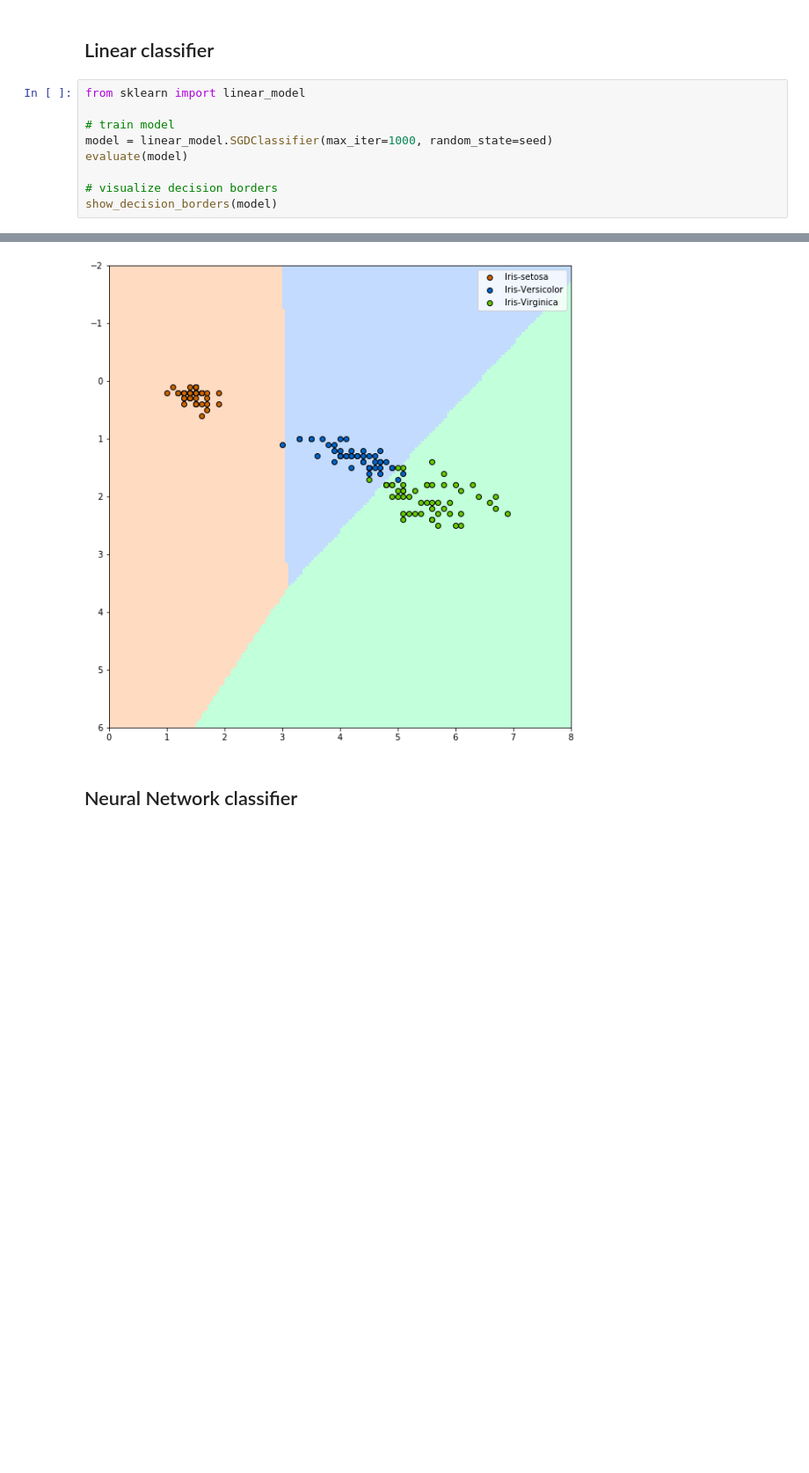
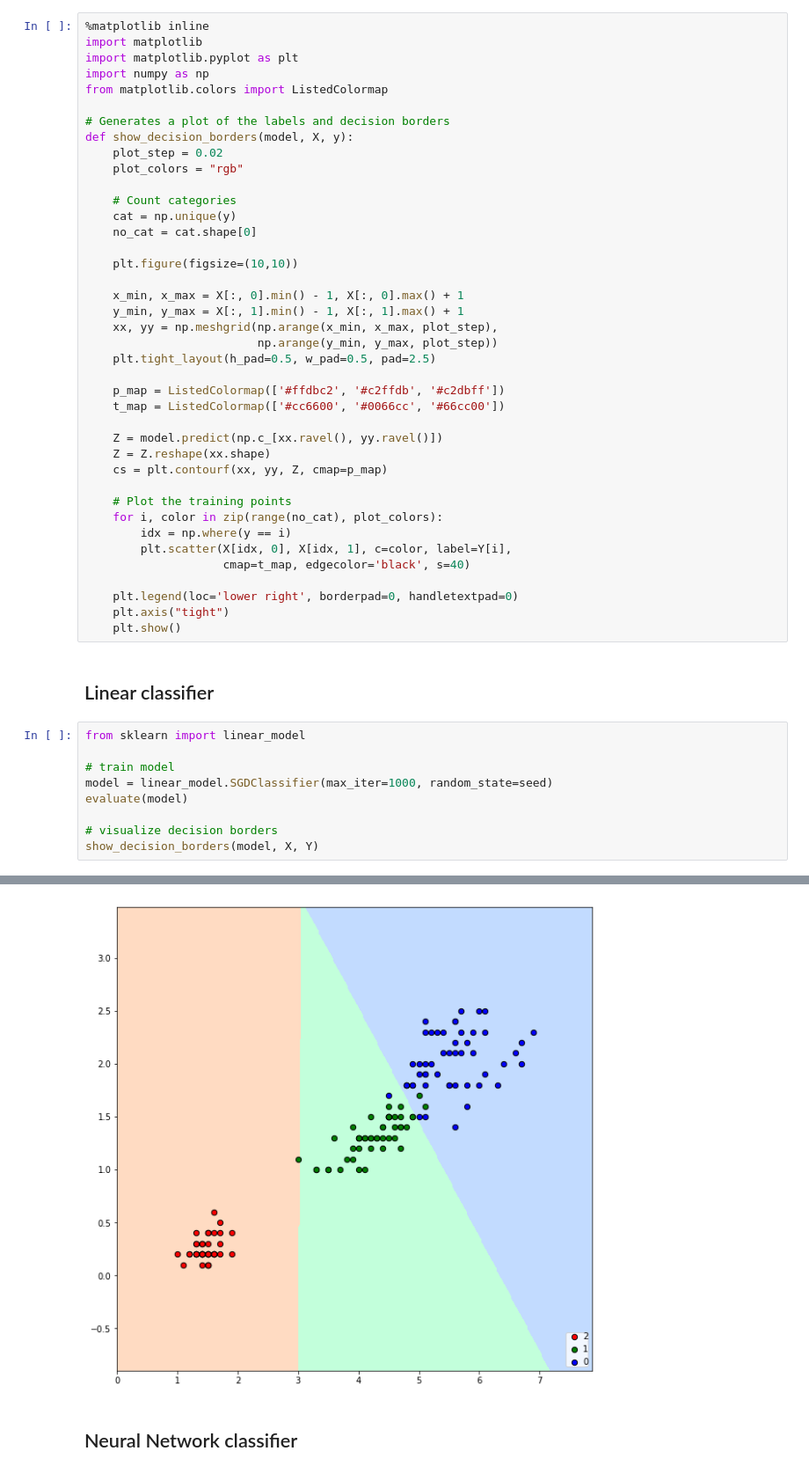
Before and after one commit to jhagelback/ml-sk, a Jupyter notebook: Iris 2D.ipynb, the cells around one changed output, grey strips where cells are left out. Shown at 88% size. Saved outputs shown, nothing was run; the diff lists cells and outputs as text; blank space fills up the shorter version.

Commit message:
Optimized decision borders visualisation

```diff
--- a/Iris 2D.ipynb
+++ b/Iris 2D.ipynb
@@ -104,29 +68,69 @@ def show_decision_borders(model):
+# %%
+%matplotlib inline
+import matplotlib
+import matplotlib.pyplot as plt
+import numpy as np
+from matplotlib.colors import ListedColormap
+
+# Generates a plot of the labels and decision borders
+def show_decision_borders(model, X, y):
+    plot_step = 0.02
+    plot_colors = "rgb"
+
+    # Count categories
+    cat = np.unique(y)
+    no_cat = cat.shape[0]
+
+    plt.figure(figsize=(10,10))
+
+    x_min, x_max = X[:, 0].min() - 1, X[:, 0].max() + 1
+    y_min, y_max = X[:, 1].min() - 1, X[:, 1].max() + 1
+    xx, yy = np.meshgrid(np.arange(x_min, x_max, plot_step),
+                         np.arange(y_min, y_max, plot_step))
+    plt.tight_layout(h_pad=0.5, w_pad=0.5, pad=2.5)
+
+    p_map = ListedColormap(['#ffdbc2', '#c2ffdb', '#c2dbff'])
+    t_map = ListedColormap(['#cc6600', '#0066cc', '#66cc00'])
+
+    Z = model.predict(np.c_[xx.ravel(), yy.ravel()])
+    Z = Z.reshape(xx.shape)
+    cs = plt.contourf(xx, yy, Z, cmap=p_map)
+
+    # Plot the training points
+    for i, color in zip(range(no_cat), plot_colors):
+        idx = np.where(y == i)
+        plt.scatter(X[idx, 0], X[idx, 1], c=color, label=Y[i],
+                    cmap=t_map, edgecolor='black', s=40)
+
+    plt.legend(loc='lower right', borderpad=0, handletextpad=0)
+    plt.axis("tight")
+    plt.show()
 # %% [markdown]
 <h2>Linear classifier</h2>
 # %%
 from sklearn import linear_model
 
 # train model
 model = linear_model.SGDClassifier(max_iter=1000, random_state=seed)
 evaluate(model)
 
 # visualize decision borders
-show_decision_borders(model)
+show_decision_borders(model, X, Y)
 # %% [output]
 -- Training data --
 Accuracy: 96.67%
 Confusion Matrix:
 [[50  0  0]
  [ 1 46  3]
  [ 0  1 49]]
 
 -- 10-fold CV --
 Average accuracy: 95.33%
 Confusion Matrix:
 [[50  0  0]
  [ 1 46  3]
  [ 0  3 47]]
-[figure, old version]
+[figure, new version]
 # %% [markdown]
 <h2>Neural Network classifier</h2>
 # %%
```
Also changed, not shown: parts of 7 cells of this notebook.
